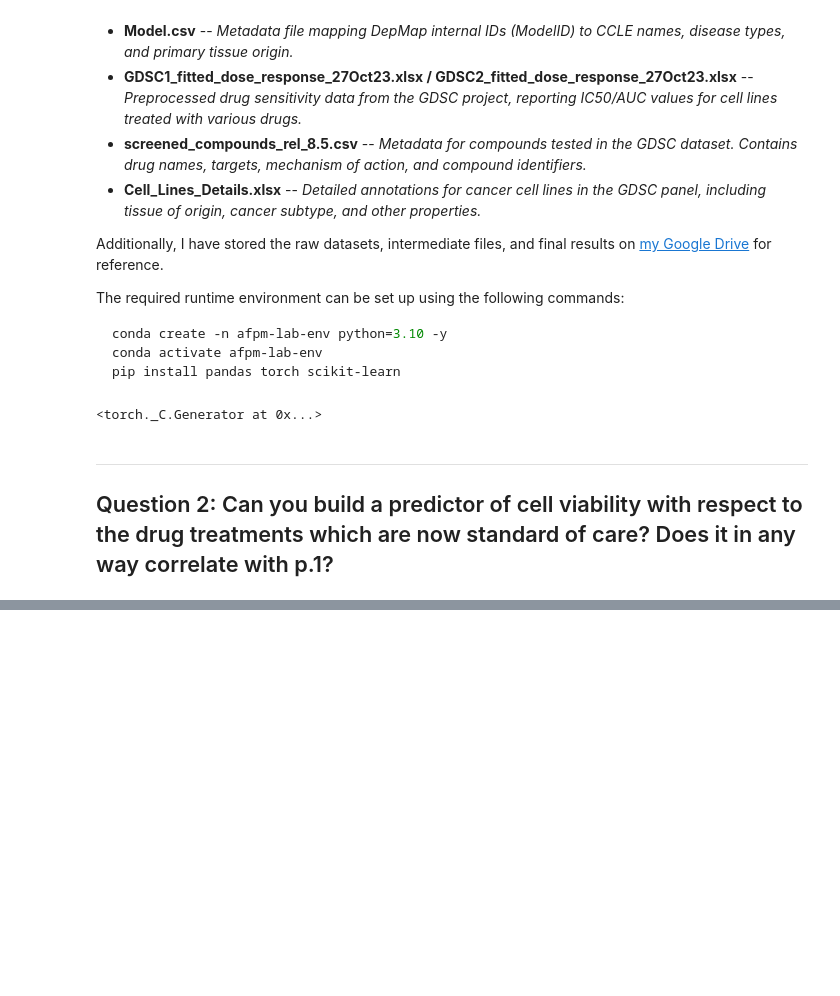
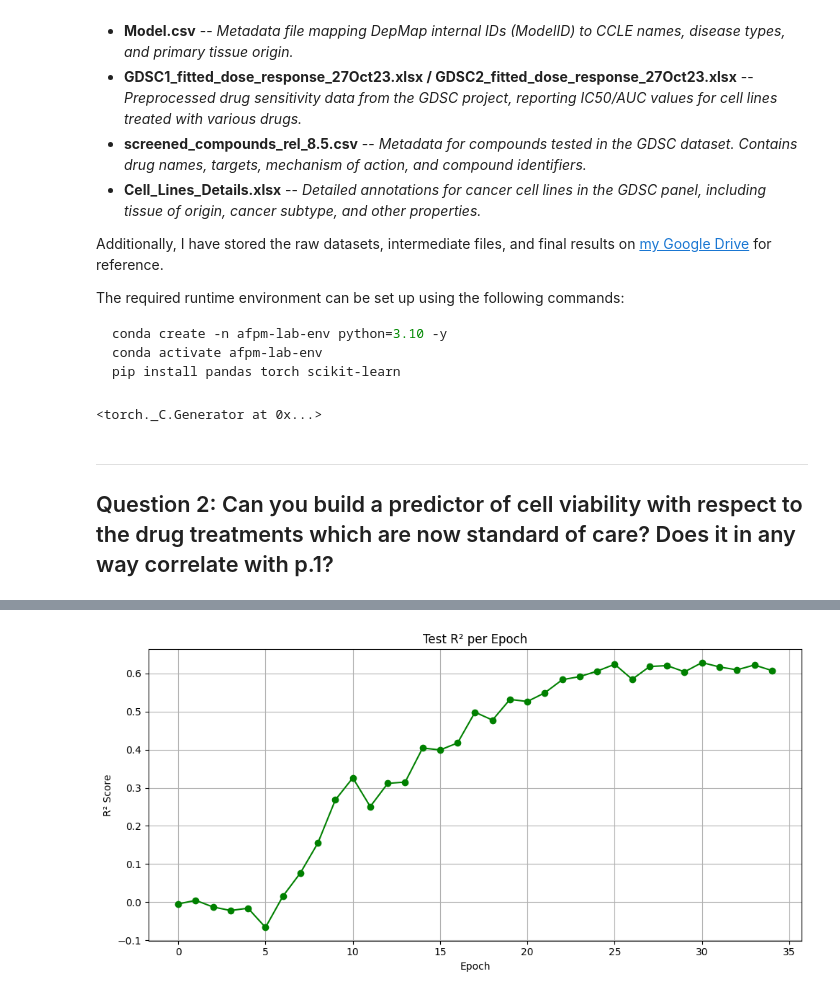
Before and after one commit to dylanbforde/lung-cancer-ODE, a Jupyter notebook: notebooks/q2/question_2.ipynb, the cells around one changed output, grey strips where cells are left out. Saved outputs shown, nothing was run; the diff lists cells and outputs as text; code cells hidden in the pictures; blank space fills up the shorter version.

```diff
--- a/notebooks/q2/question_2.ipynb
+++ b/notebooks/q2/question_2.ipynb
@@ -274,0 +325,12 @@ Test R²: 0.577, MAE: 1.631
+# %%
+# Plot the R² curve
+plt.figure(figsize=(10, 5))
+plt.plot(training_history["r2"], label="Test R²", marker='o', color="green")
+plt.xlabel("Epoch")
+plt.ylabel("R² Score")
+plt.title("Test R² per Epoch")
+plt.grid(True)
+plt.tight_layout()
+plt.show()
+# %% [output]
+[figure, added]
```
Also changed, not shown: parts of 6 cells of this notebook.
